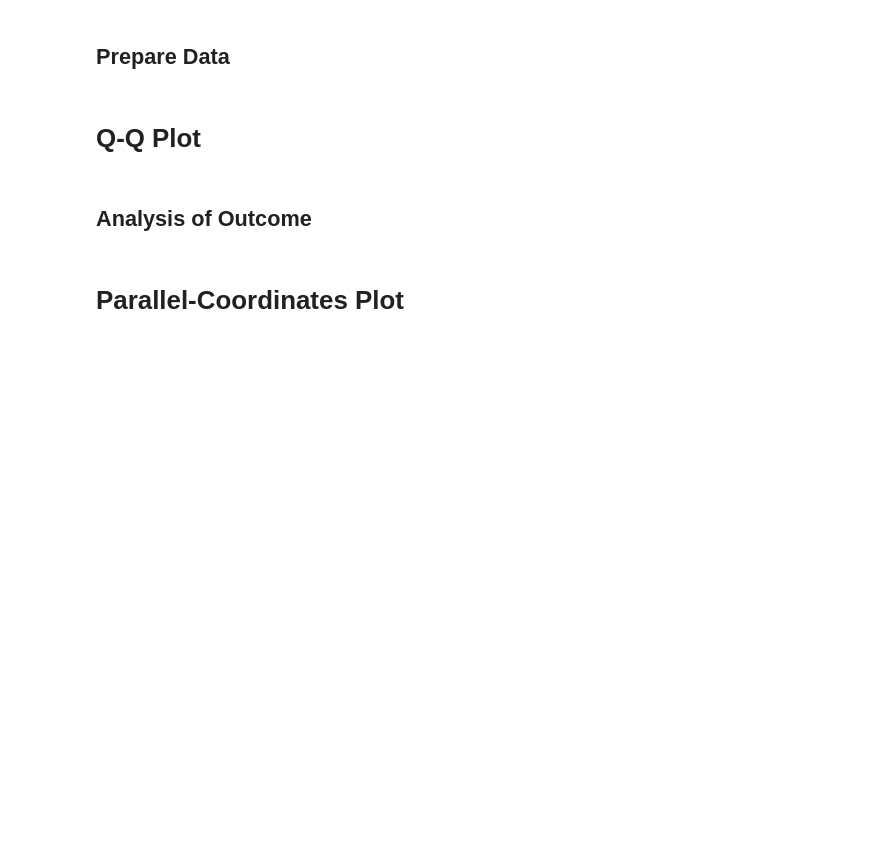
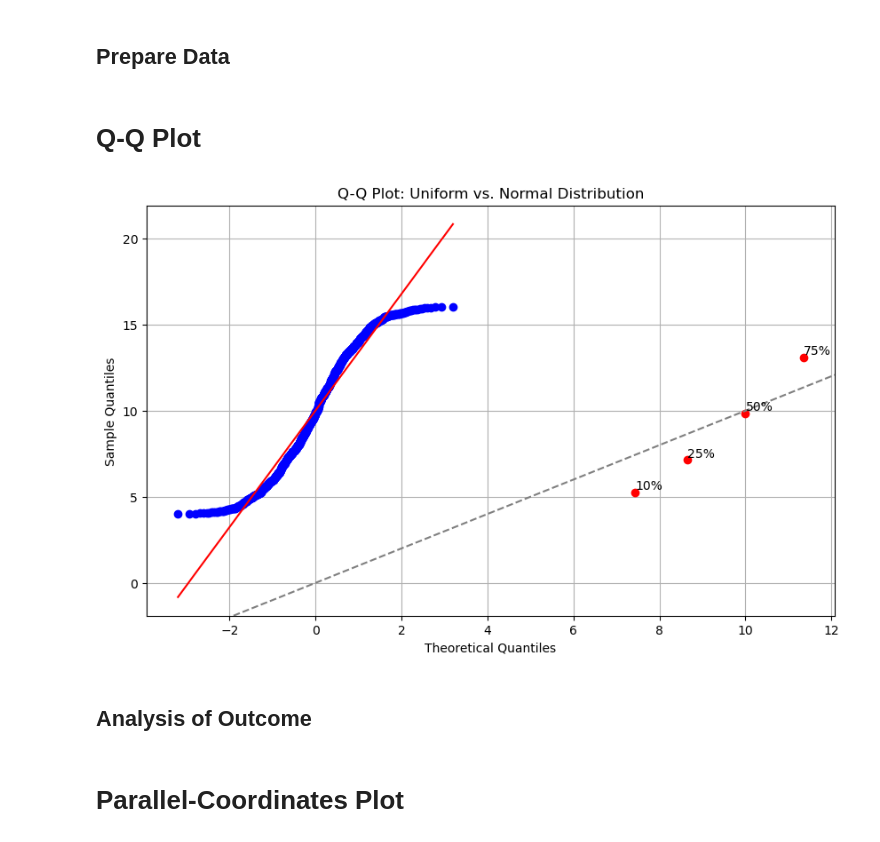
Before and after one commit to CS4510-F-24-NerdsClusters/CS4510-F-24-NerdsClusters, a Jupyter notebook: C2_NerdsClusters.ipynb, the cells around one changed output. Saved outputs shown, nothing was run; the diff lists cells and outputs as text; code cells hidden in the pictures; blank space fills up the shorter version.

Commit message:
Q-Q Plot

```diff
--- a/C2_NerdsClusters.ipynb
+++ b/C2_NerdsClusters.ipynb
@@ -20,9 +25,9 @@ logger = logging.getLogger(__name__)
 ## Prepare Data
 # %%
 logger.info('Generating datasets...')
-normalDataset = np.random.normal(loc=10.0, scale=4.0, size=(10,2))
+normalDataset = np.random.normal(loc=10.0, scale=2.0, size=(1000))
                                 # where loc=mean and scale=variance
-uniformDataset = np.random.uniform(low=4.0, high=16.0, size=(10,2))
+uniformDataset = np.random.uniform(low=4.0, high=16.0, size=(1000))
 logger.info('Datasets created!')
 
 # ** Reference(s)
@@ -31,6 +36,35 @@ logger.info('Datasets created!')
 # **
 # %% [markdown]
 # Q-Q Plot
+# %%
+logger.info('Generating Q-Q Plot...')
+
+# Create Q-Q plot
+
+plt.figure(figsize=(10, 6))
+stats.probplot(uniformDataset, dist="norm", plot=plt)
+plt.title('Q-Q Plot: Uniform vs. Normal Distribution')
+plt.xlabel('Theoretical Quantiles')
+plt.ylabel('Sample Quantiles')
+
+# Add quantile markers at 10%, 25%, 50%, 75%
+quantiles = [0.1, 0.25, 0.5, 0.75]
+for q in quantiles:
+    quantileValue = np.quantile(uniformDataset, q)
+    theoreticalQuantile = stats.norm.ppf(q, loc=10, scale=2)
+    plt.plot([theoreticalQuantile], [quantileValue])
+    plt.text(theoreticalQuantile, quantileValue, f'{int(q*100)}%', fontsize=10, verticalalignment='bottom')
+
+plt.grid()
+plt.axline((0, 0), slope=1, color='gray', linestyle='--')  # Reference line
+plt.show()
+
+# ** Reference(s)
+# * https://www.geeksforgeeks.org/quantile-quantile-plots/
+# * https://www.statology.org/q-q-plot-python/
+# **
+# %% [output]
+[figure, added]
 # %% [markdown]
 ## Analysis of Outcome
 # %% [markdown]
```
Also changed, not shown: parts of 1 cell of this notebook.
